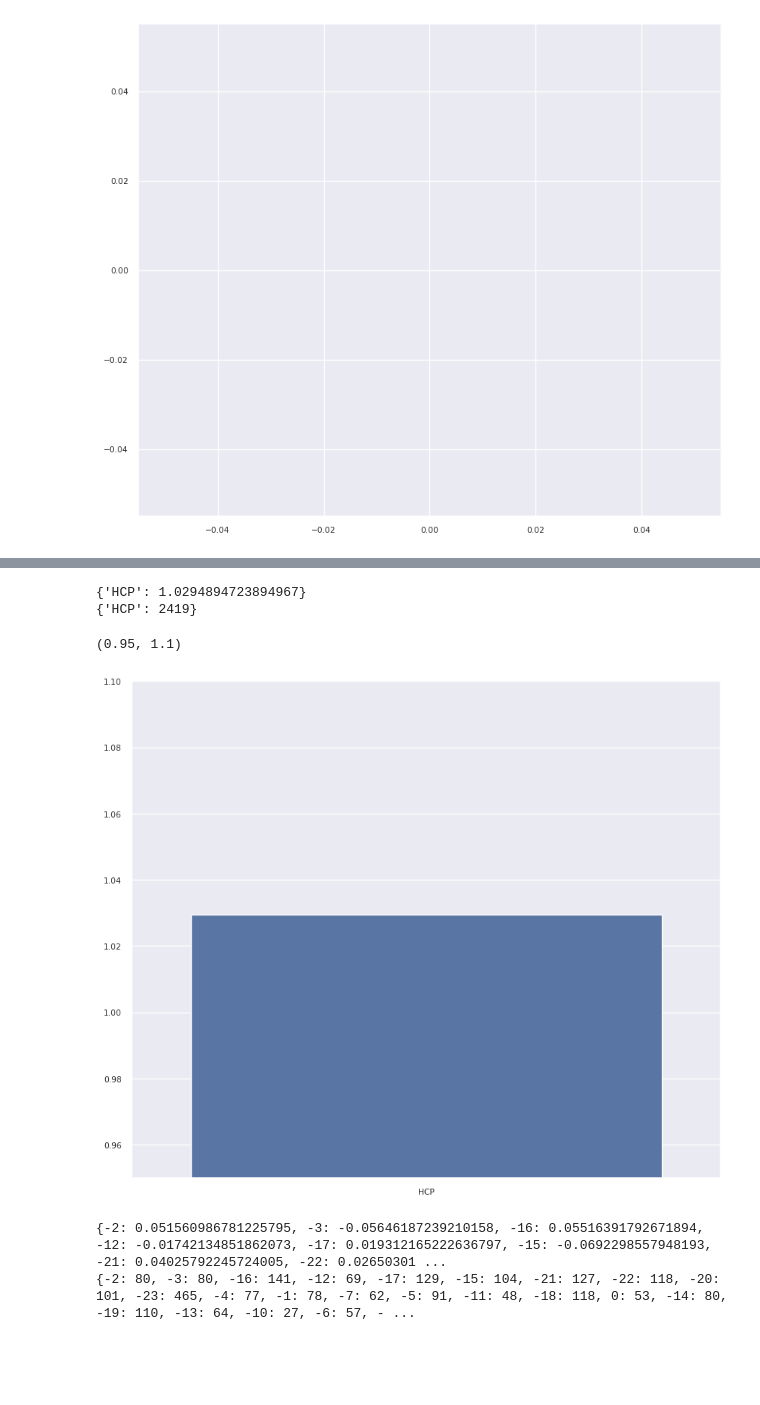
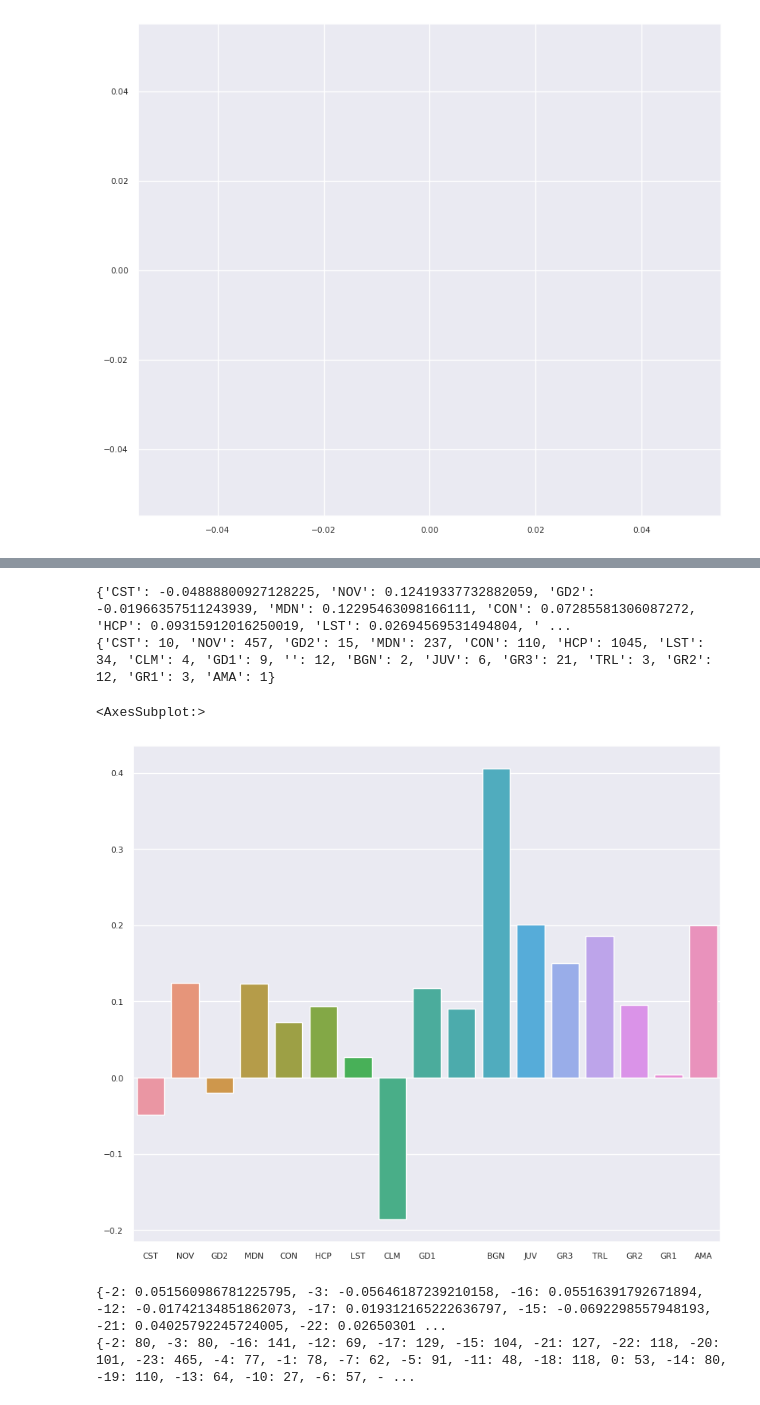
Before and after one commit to Dateb/WageringSystem, a Jupyter notebook: notebooks/Results Plotting.ipynb, the cells around one changed output, grey strips where cells are left out. Cells and saved outputs as stored; diff of their text form; code cells hidden in the pictures; blank space fills up the shorter version.

```diff
--- a/notebooks/Results Plotting.ipynb
+++ b/notebooks/Results Plotting.ipynb
@@ -126,7 +126,7 @@ for bet in test_bets:
         bet_offer_win_prob = 1 / (bet.bet_offer.odds * (1 - 0.025))
         bet_sp_win_prob = 1 / horse_sp
 
-        win_prob_diffs.append(bet_sp_win_prob - bet_offer_win_prob)
+        win_prob_diffs.append((bet_sp_win_prob / bet_offer_win_prob) - 1)
 
 
 print(pd.Series(win_prob_diffs).describe())
@@ -166,7 +166,7 @@ ax_payouts = plt.subplots_adjust(hspace = 0.5, wspace = 0.3)
 max_draw_downs = []
 
 for _ in range(1000):
-    bets_sample = random.sample(test_bets_base, k=int(len(test_bets_base) * 0.7))
+    bets_sample = random.sample(test_bets_base, k=len(test_bets_base))
 
     payouts = [bet.payout for bet in bets_sample]
     max_draw_down = get_max_draw_down(payouts)
@@ -202,0 +203,11 @@ dtype: float64
+# %%
+month_count = {}
+
+for bet in test_bets_base:
+    month = bet.bet_offer.event_datetime.month
+    if month not in month_count:
+        month_count[month] = 0
+    else:
+        month_count[month] += 1
+
+print(month_count)
@@ -268,44 +270,59 @@ dtype: float64
 # %%
 from statistics import geometric_mean, mean
 from Model.Betting.bet import Bet
 from typing import List
 import numpy as np
 
-def get_payouts_per_category(bets: List[Bet], category: str):
-    payouts = {}
 
-    for bet in bets:
-        cat = bet.bet_offer.race_card.__getattribute__(category)
-        if cat not in payouts:
-            payouts[cat] = []
+def get_win_prob_diffs(bet_odds_sp_pairs: List[Tuple[float, float]]) -> List[float]:
+    win_prob_diffs = []
+    for odds_pair in bet_odds_sp_pairs:
+        bet_odds = odds_pair[0]
+        sp = odds_pair[1]
+        if sp > 0:
+            bet_offer_win_prob = 1 / (bet_odds * (1 - 0.025))
+            bet_sp_win_prob = 1 / sp
 
-        payouts[cat].append(1 + bet.payout)
+            win_prob_diffs.append((bet_sp_win_prob / bet_offer_win_prob) - 1)
 
-    return payouts
+    return win_prob_diffs
 
-payouts_per_category = get_payouts_per_category(test_bets_base, "category")
+bets = test_bets_base
 
-payout_means = {}
-payout_counts = {}
+cat_bet_odds_sp_pairs = {}
+for bet in bets:
+    cat = bet.bet_offer.race_card.category
+    if cat not in cat_bet_odds_sp_pairs:
+        cat_bet_odds_sp_pairs[cat] = []
 
-for race_category in payouts_per_category:
-    payout_means[race_category] = mean(payouts_per_category[race_category])
-    payout_counts[race_category] = len(payouts_per_category[race_category])
+    cat_bet_odds_sp_pairs[cat].append((bet.bet_offer.odds, bet.bet_offer.horse.betfair_win_sp))
+
+cat_win_prob_diffs = {}
+
+for cat in cat_bet_odds_sp_pairs:
+    cat_win_prob_diffs[cat] = get_win_prob_diffs(cat_bet_odds_sp_pairs[cat])
+
+win_prob_means = {}
+win_prob_counts = {}
+
+for race_category in cat_win_prob_diffs:
+    win_prob_means[race_category] = mean(cat_win_prob_diffs[race_category])
+    win_prob_counts[race_category] = len(cat_win_prob_diffs[race_category])
 
 # payout_means = dict(sorted(payout_means.items(), key=lambda item: item[1]))
-print(payout_means)
-print(payout_counts)
+print(win_prob_means)
+print(win_prob_counts)
 #
-x = list(payout_means.keys())
-y = list(payout_means.values())
+x = list(win_prob_means.keys())
+y = list(win_prob_means.values())
 
 sns.barplot(x=x, y=y)
-plt.ylim(0.95, 1.1)
+# plt.ylim(0.95, 1.1)
 # %% [output]
-{'HCP': 1.0294894723894967}
-{'HCP': 2419}
+{'CST': -0.04888800927128225, 'NOV': 0.12419337732882059, 'GD2': -0.01966357511243939, 'MDN': 0.12295463098166111, 'CON': 0.07285581306087272, 'HCP': 0.09315912016250019, 'LST': 0.02694569531494804, ' ...
+{'CST': 10, 'NOV': 457, 'GD2': 15, 'MDN': 237, 'CON': 110, 'HCP': 1045, 'LST': 34, 'CLM': 4, 'GD1': 9, '': 12, 'BGN': 2, 'JUV': 6, 'GR3': 21, 'TRL': 3, 'GR2': 12, 'GR1': 3, 'AMA': 1}
-(0.95, 1.1)
+<AxesSubplot:>
-[figure, old version]
+[figure, new version]
 # %%
 import numpy as np
 
```
Also changed, not shown: parts of 4 cells of this notebook, 10 other files.
